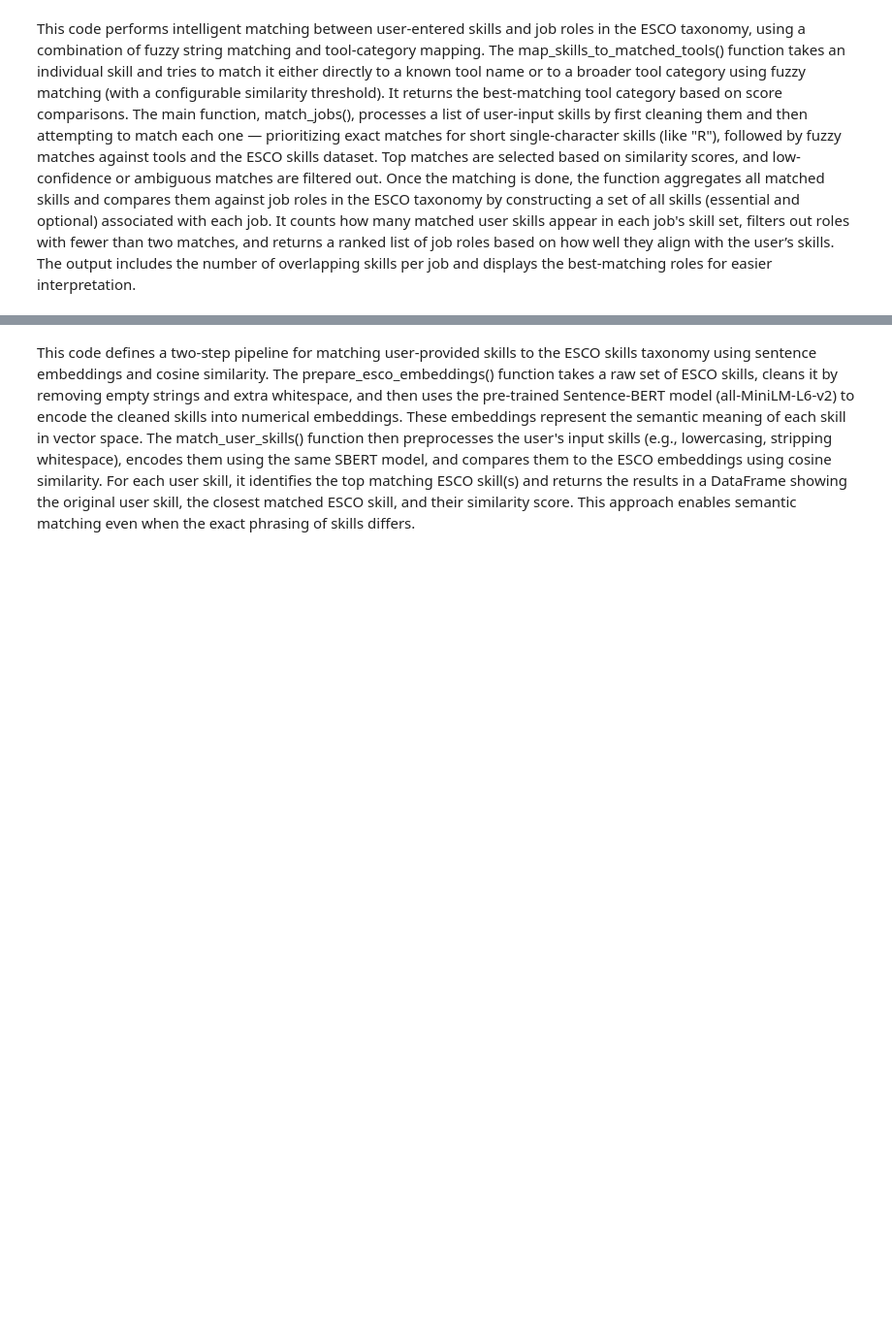
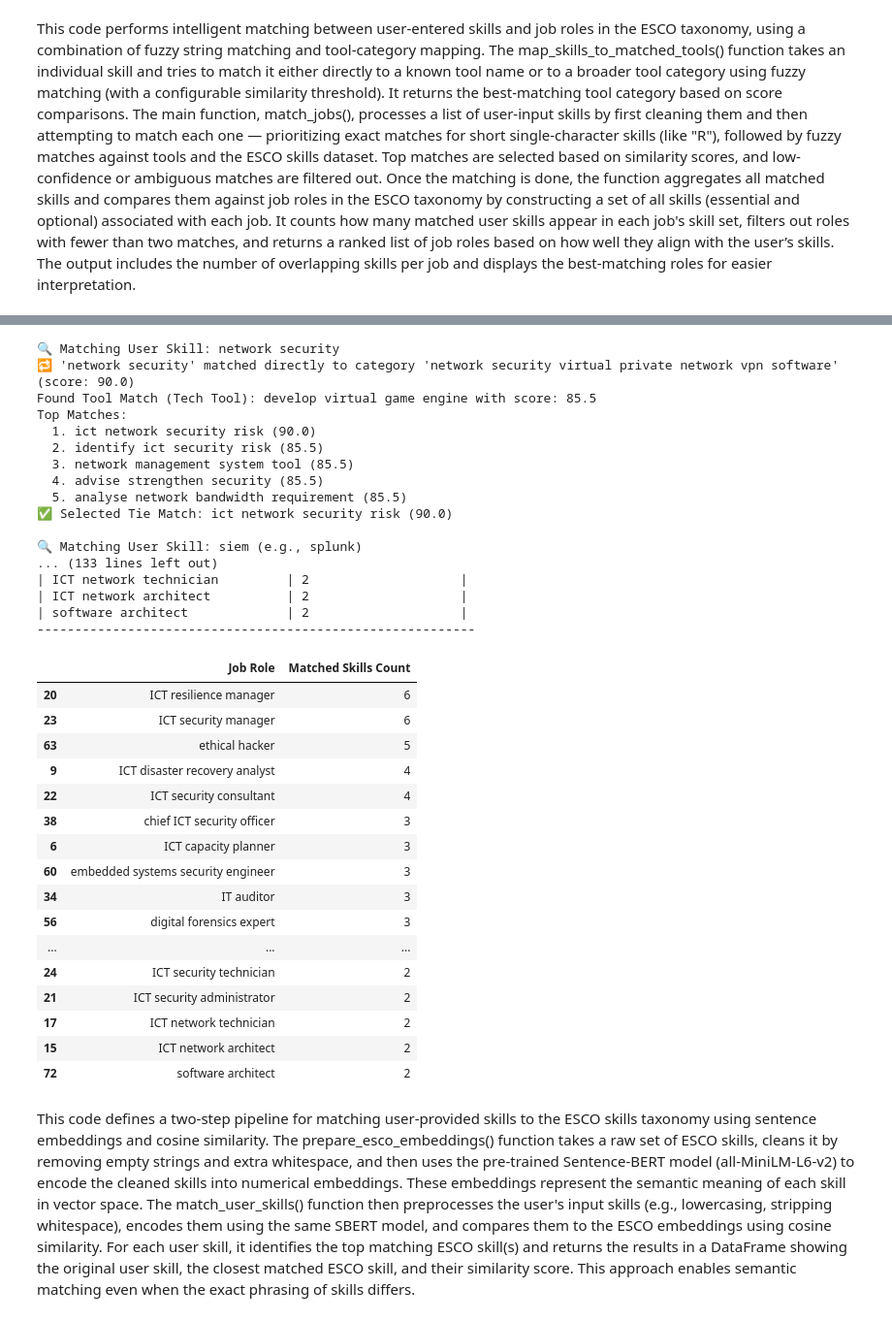
Before and after one commit to DikshyaLimbu/TechSkillSync, a Jupyter notebook: notebooks/Skill Matching.ipynb, the cells around one changed output, grey strips where cells are left out. Shown: that part at 97% size. Cells and saved outputs as stored; diff of their text form; code cells hidden in the pictures; blank space fills up the shorter version.

```diff
--- a/notebooks/Skill Matching.ipynb
+++ b/notebooks/Skill Matching.ipynb
@@ -365,3 +326,52 @@ Top Matches:
+# %%
+cybersecurity_analyst_skills = ["Network security",
+        "SIEM (e.g., Splunk)",
+        "Threat analysis",
+        "Vulnerability assessment",
+        "Firewalls and intrusion detection systems",
+        "Risk assessment",
+        "Incident response",
+        "Encryption techniques",
+        "Security policies",
+        "Linux"]
+found_skills = match_skills_esco_fuzzy(cybersecurity_analyst_skills, threshold=85)
+
+match_skills_job(found_skills)
+# %% [output]
+🔍 Matching User Skill: network security
+🔁 'network security' matched directly to category 'network security virtual private network vpn software' (score: 90.0)
+Found Tool Match (Tech Tool): develop virtual game engine with score: 85.5
+Top Matches:
+  1. ict network security risk (90.0)
+  2. identify ict security risk (85.5)
+  3. network management system tool (85.5)
+  4. advise strengthen security (85.5)
+  5. analyse network bandwidth requirement (85.5)
+✅ Selected Tie Match: ict network security risk (90.0)
+
+🔍 Matching User Skill: siem (e.g., splunk)
+... (133 lines left out)
+| ICT network technician         | 2                    |
+| ICT network architect          | 2                    |
+| software architect             | 2                    |
+----------------------------------------------------------
+|  | Job Role | Matched Skills Count |
+| 20 | ICT resilience manager | 6 |
+| 23 | ICT security manager | 6 |
+| 63 | ethical hacker | 5 |
+| 9 | ICT disaster recovery analyst | 4 |
+| 22 | ICT security consultant | 4 |
+| 38 | chief ICT security officer | 3 |
+| 6 | ICT capacity planner | 3 |
+| 60 | embedded systems security engineer | 3 |
+| 34 | IT auditor | 3 |
+| 56 | digital forensics expert | 3 |
+| ... | ... | ... |
+| 24 | ICT security technician | 2 |
+| 21 | ICT security administrator | 2 |
+| 17 | ICT network technician | 2 |
+| 15 | ICT network architect | 2 |
+| 72 | software architect | 2 |
 # %% [markdown]
 This code defines a two-step pipeline for matching user-provided skills to the ESCO skills taxonomy using sentence embeddings and cosine similarity. The prepare_esco_embeddings() function takes a raw set of ESCO skills, cleans it by removing empty strings and extra whitespace, and then uses the pre-trained Sentence-BERT model (all-MiniLM-L6-v2) to encode the cleaned skills into numerical embeddings. These embeddings represent the semantic meaning of each skill in vector space. The match_user_skills() function then preprocesses the user's input skills (e.g., lowercasing, stripping whitespace), encodes them using the same SBERT model, and compares them to the ESCO embeddings using cosine similarity. For each user skill, it identifies the top matching ESCO skill(s) and returns the results in a DataFrame showing the original user skill, the closest matched ESCO skill, and their similarity score. This approach enables semantic matching even when the exact phrasing of skills differs.
 # %%
```
Also changed, not shown: parts of 2 cells of this notebook.
